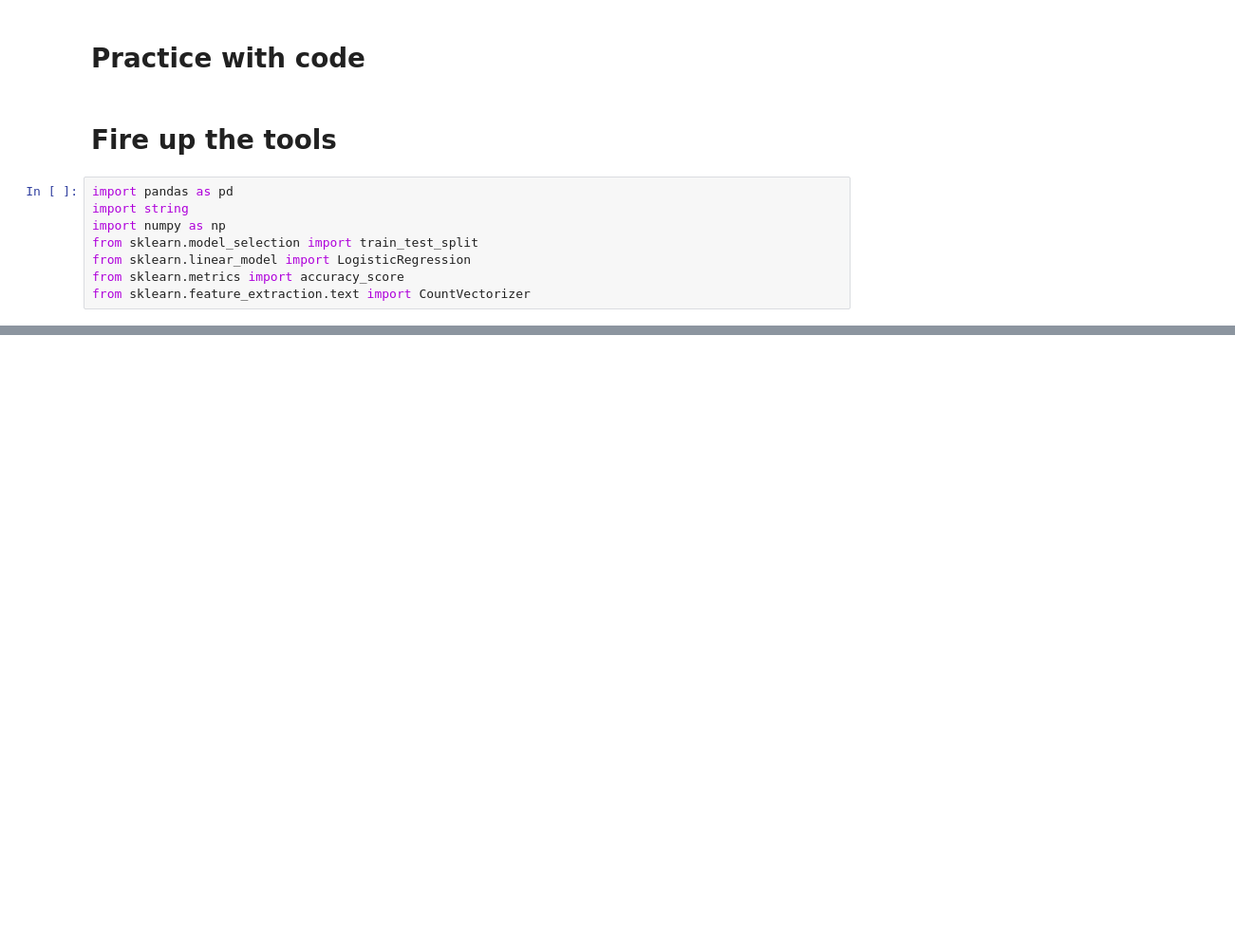
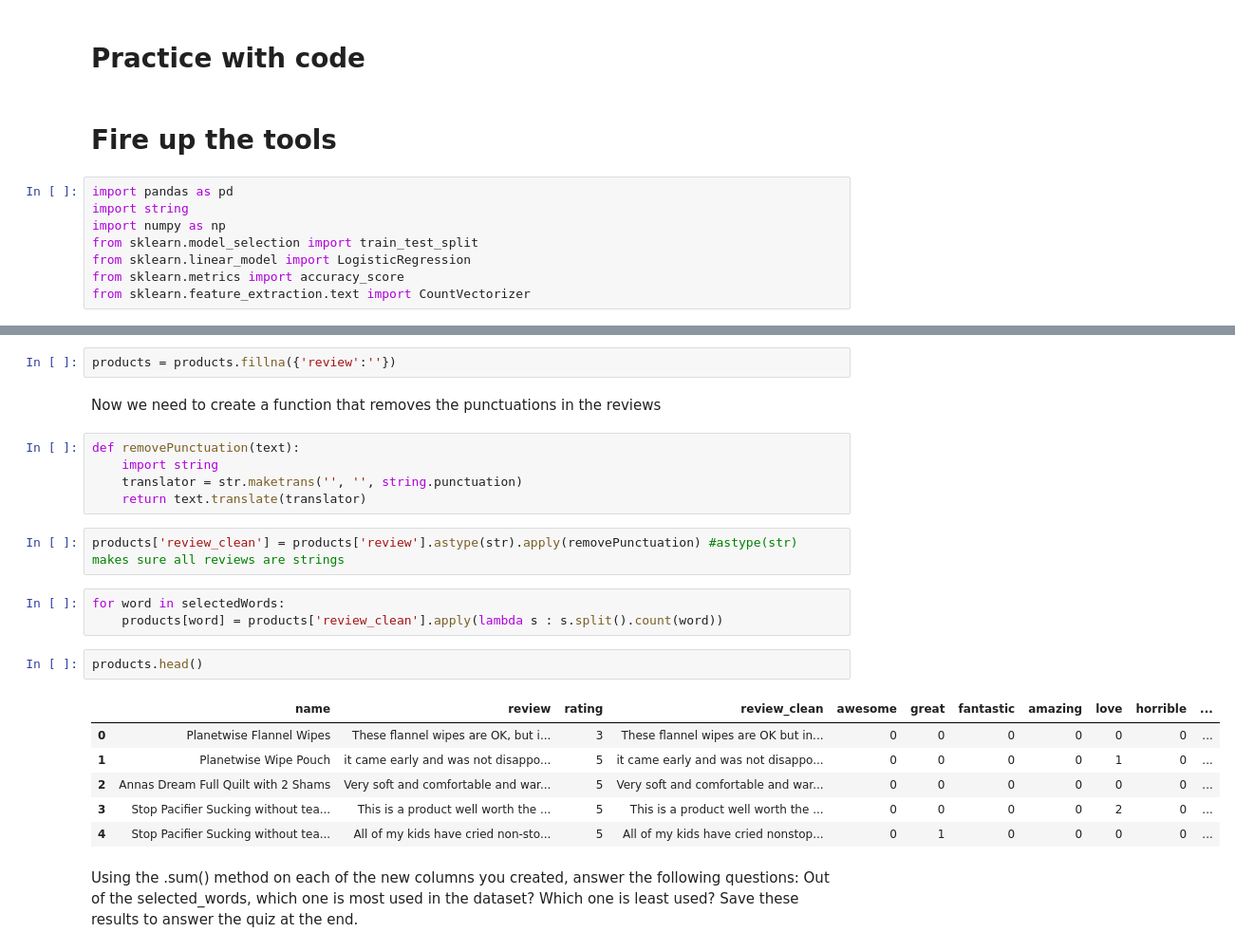
Before and after one commit to Estefaniajim/Machine-Learning-Projects, a Jupyter notebook: Machine Learning Foundations Coursera/A Case Study Approach Week 3/Untitled.ipynb, the cells around one changed output, grey strips where cells are left out. Shown at 95% size. Saved outputs shown, nothing was run; the diff lists cells and outputs as text; blank space fills up the shorter version.

```diff
--- a/Machine Learning Foundations Coursera/A Case Study Approach Week 3/Untitled.ipynb
+++ b/Machine Learning Foundations Coursera/A Case Study Approach Week 3/Untitled.ipynb
@@ -175,0 +199,25 @@ from sklearn.feature_extraction.text import CountVectorizer
+# %%
+products = products.fillna({'review':''})
+# %% [markdown]
+Now we need to create a function that removes the punctuations in the reviews
+# %%
+def removePunctuation(text):
+    import string
+    translator = str.maketrans('', '', string.punctuation)
+    return text.translate(translator)
+# %%
+products['review_clean'] = products['review'].astype(str).apply(removePunctuation) #astype(str) makes sure all reviews are strings
+# %%
+for word in selectedWords:
+    products[word] = products['review_clean'].apply(lambda s : s.split().count(word))
+# %%
+products.head()
+# %% [output]
+|  | name | review | rating | review_clean | awesome | great | fantastic | amazing | love | horrible | ... |
+| 0 | Planetwise Flannel Wipes | These flannel wipes are OK, but i... | 3 | These flannel wipes are OK but in... | 0 | 0 | 0 | 0 | 0 | 0 | ... |
+| 1 | Planetwise Wipe Pouch | it came early and was not disappo... | 5 | it came early and was not disappo... | 0 | 0 | 0 | 0 | 1 | 0 | ... |
+| 2 | Annas Dream Full Quilt with 2 Shams | Very soft and comfortable and war... | 5 | Very soft and comfortable and war... | 0 | 0 | 0 | 0 | 0 | 0 | ... |
+| 3 | Stop Pacifier Sucking without tea... | This is a product well worth the ... | 5 | This is a product well worth the ... | 0 | 0 | 0 | 0 | 2 | 0 | ... |
+| 4 | Stop Pacifier Sucking without tea... | All of my kids have cried non-sto... | 5 | All of my kids have cried nonstop... | 0 | 1 | 0 | 0 | 0 | 0 | ... |
+# %% [markdown]
+Using the .sum() method on each of the new columns you created, answer the following questions: Out of the selected_words, which one is most used in the dataset? Which one is least used? Save these results to answer the quiz at the end.
```
Also changed, not shown: parts of 33 cells of this notebook.
